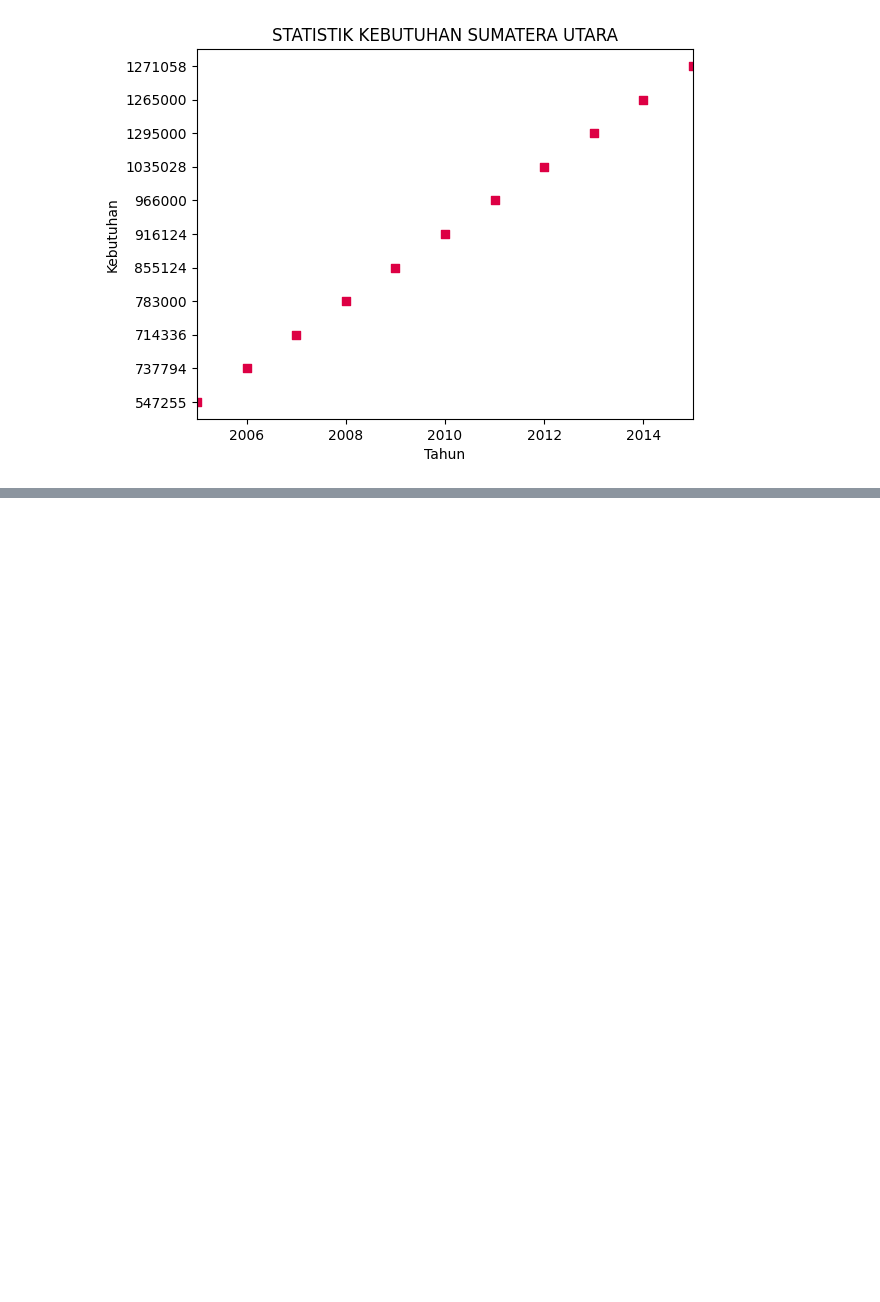
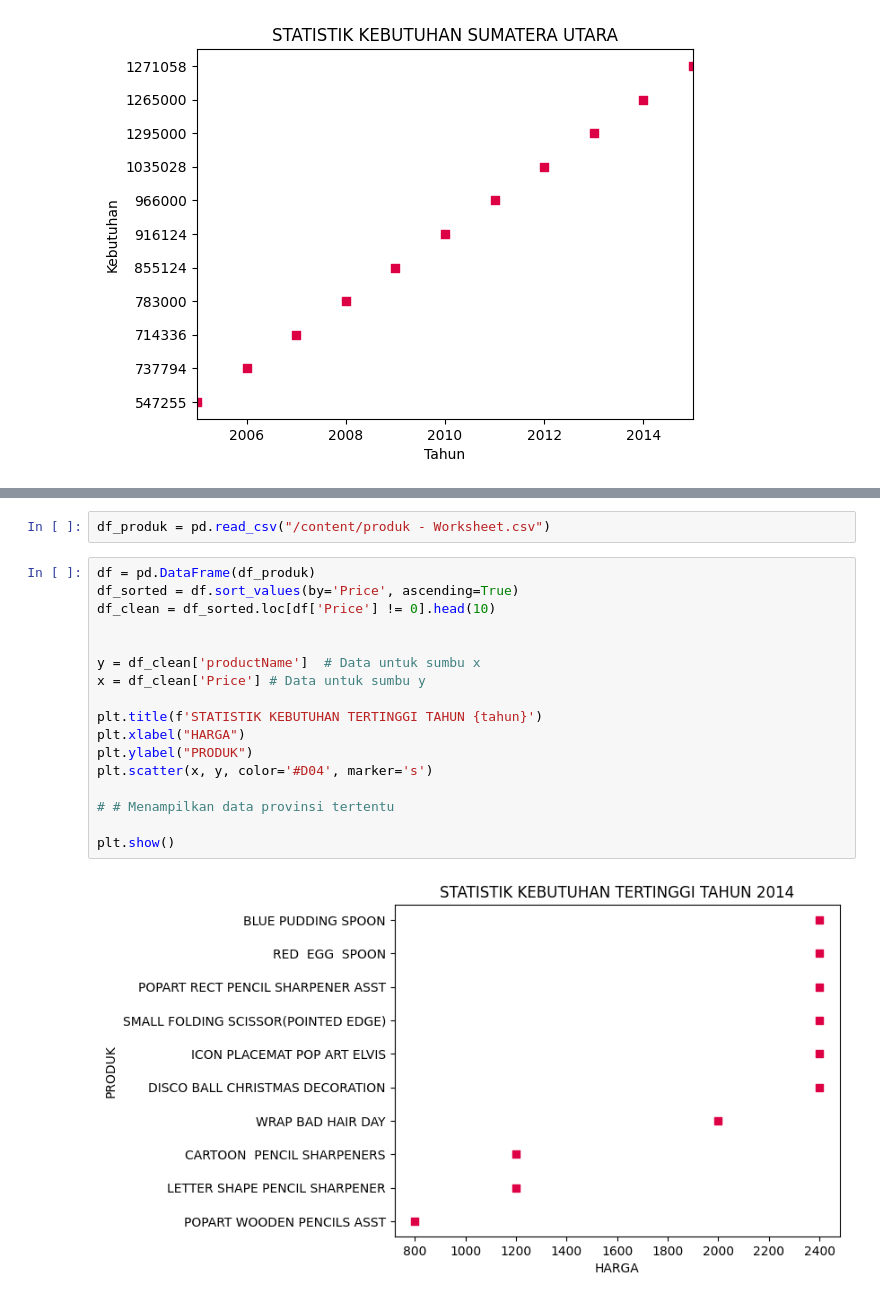
Before and after one commit to rnursiddiq/Visualisasi-Data, a Jupyter notebook: UAS_Rozaan_Shofwan_Nursiddiq.ipynb, the cells around one changed output, grey strips where cells are left out. Saved outputs shown, nothing was run; the diff lists cells and outputs as text; blank space fills up the shorter version.

```diff
--- a/UAS_Rozaan_Shofwan_Nursiddiq.ipynb
+++ b/UAS_Rozaan_Shofwan_Nursiddiq.ipynb
@@ -74,0 +99,21 @@ plt.scatter(x, y, color='#D04', marker='s')
+# %%
+df_produk = pd.read_csv("/content/produk - Worksheet.csv")
+# %%
+df = pd.DataFrame(df_produk)
+df_sorted = df.sort_values(by='Price', ascending=True)
+df_clean = df_sorted.loc[df['Price'] != 0].head(10)
+
+
+y = df_clean['productName']  # Data untuk sumbu x
+x = df_clean['Price'] # Data untuk sumbu y
+
+plt.title(f'STATISTIK KEBUTUHAN TERTINGGI TAHUN {tahun}')
+plt.xlabel("HARGA")
+plt.ylabel("PRODUK")
+plt.scatter(x, y, color='#D04', marker='s')
+
+# # Menampilkan data provinsi tertentu
+
+plt.show()
+# %% [output]
+[figure, added]
```
Also changed, not shown: parts of 10 cells of this notebook.
